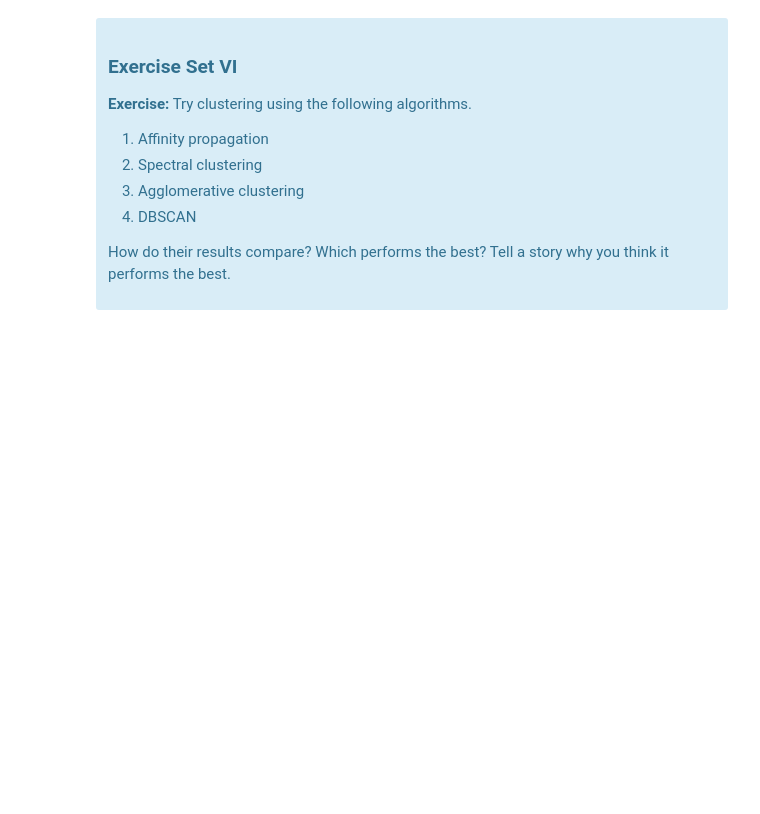
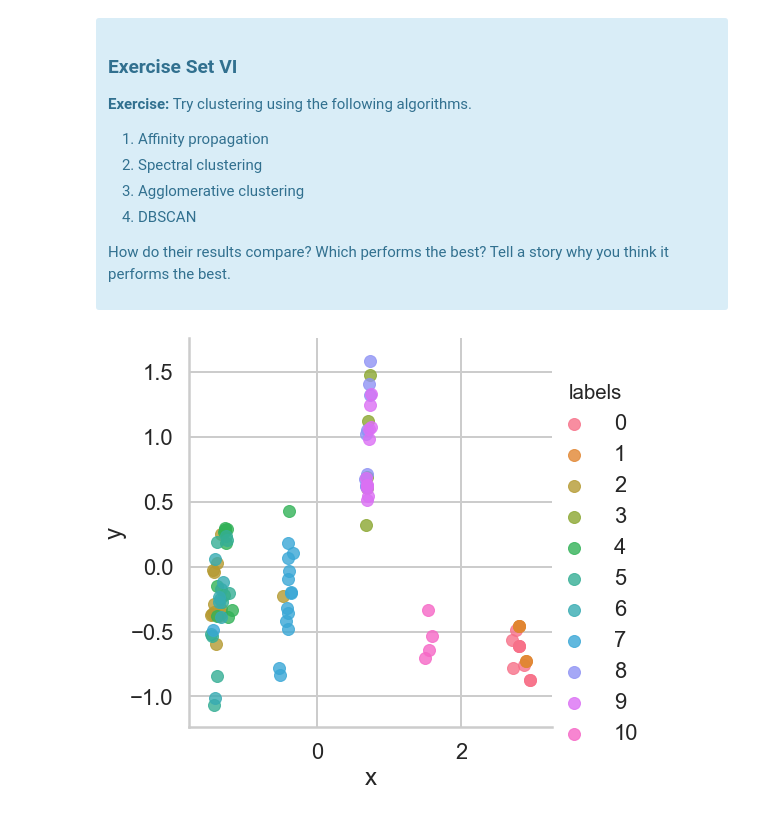
Before and after one commit to narek-g/mec-mini-projects, a Jupyter notebook: mec-16.2.6-clustering-mini-project/Mini_Project_Clustering.ipynb, the cells around one changed output. Saved outputs shown, nothing was run; the diff lists cells and outputs as text; code cells hidden in the pictures; blank space fills up the shorter version.

```diff
--- a/mec-16.2.6-clustering-mini-project/Mini_Project_Clustering.ipynb
+++ b/mec-16.2.6-clustering-mini-project/Mini_Project_Clustering.ipynb
@@ -543,0 +542,19 @@ Source: http://scikit-learn.org/stable/modules/clustering.html
+# %%
+# Your turn
+def plot_results(df1, labels):
+    pca = PCA(n_components=2)
+    pca.fit(df1)
+    df2 = pd.DataFrame(pca.transform(df1))
+    df2.index = df1.index
+    df2.columns=['x','y']
+    df2['labels'] = labels
+    sns.lmplot(x='x', y='y', hue='labels', data=df2, fit_reg=False, height=7)
+# %%
+# Affinity
+from sklearn.cluster import AffinityPropagation
+AP = AffinityPropagation()
+AP.fit(df1)
+labels = AP.labels_
+plot_results(df1,labels)
+# %% [output]
+[figure, added]
```
Also changed, not shown: parts of 5 cells of this notebook.
